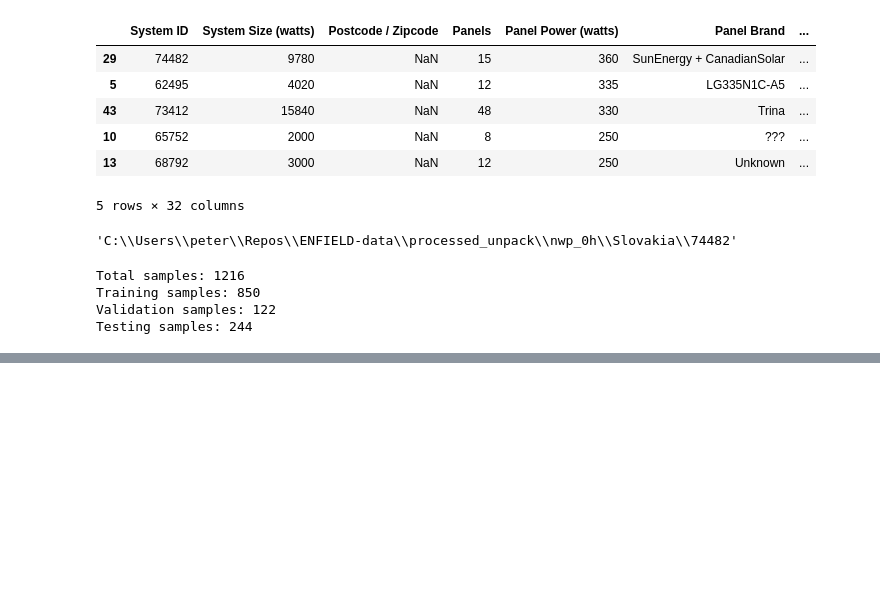
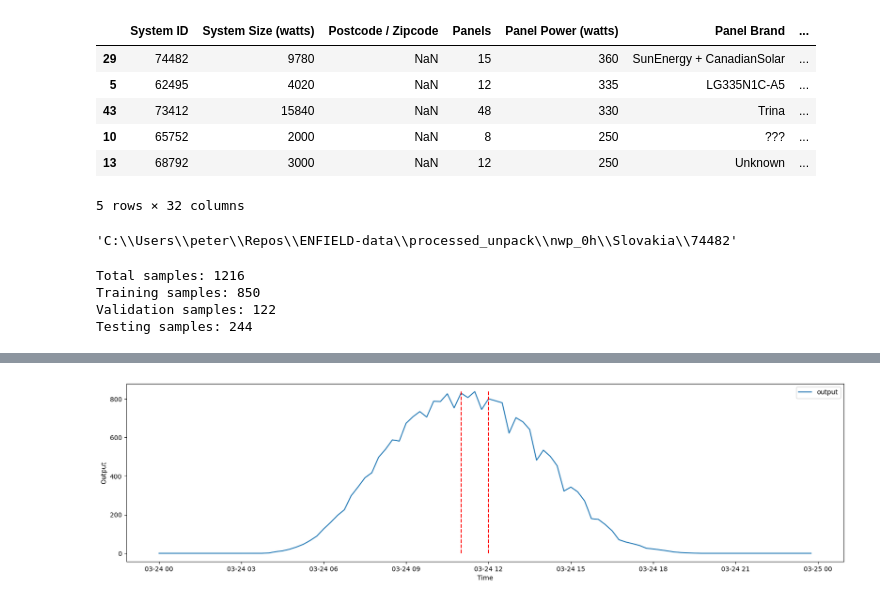
Before and after one commit to pavlikp/PV-PIML, a Jupyter notebook: notebooks/PVDataset.ipynb, the cells around one changed output, grey strips where cells are left out. Saved outputs shown, nothing was run; the diff lists cells and outputs as text; code cells hidden in the pictures; blank space fills up the shorter version.

```diff
--- a/notebooks/PVDataset.ipynb
+++ b/notebooks/PVDataset.ipynb
@@ -78,0 +112,19 @@ tensor([1585440000, 1585440900, 1585441800, 1585442700, 1585443600, 1585444500,
+# %%
+import torch
+
+total = torch.zeros(96)
+
+for i in range(len(ds)):
+    x, y, metadata = ds[i]
+    total += y
+# %%
+fig, ax = plt.subplots(1, 1, figsize=(20, 5))
+ax.plot(pd.to_datetime(x[-1], unit="s"), total, label="output")
+ax.set_xlabel("Time")
+ax.set_ylabel("Output")
+ax.legend()
+ax.vlines(pd.to_datetime(x[-1], unit="s")[(12*4)], ymin=0, ymax=total.max(), colors="red", linestyles="dashed")
+ax.vlines(pd.to_datetime(x[-1], unit="s")[(11*4)], ymin=0, ymax=total.max(), colors="red", linestyles="dashed")
+plt.show()
+# %% [output]
+[figure, added]
```
Also changed, not shown: parts of 9 cells of this notebook, 7 other files.
